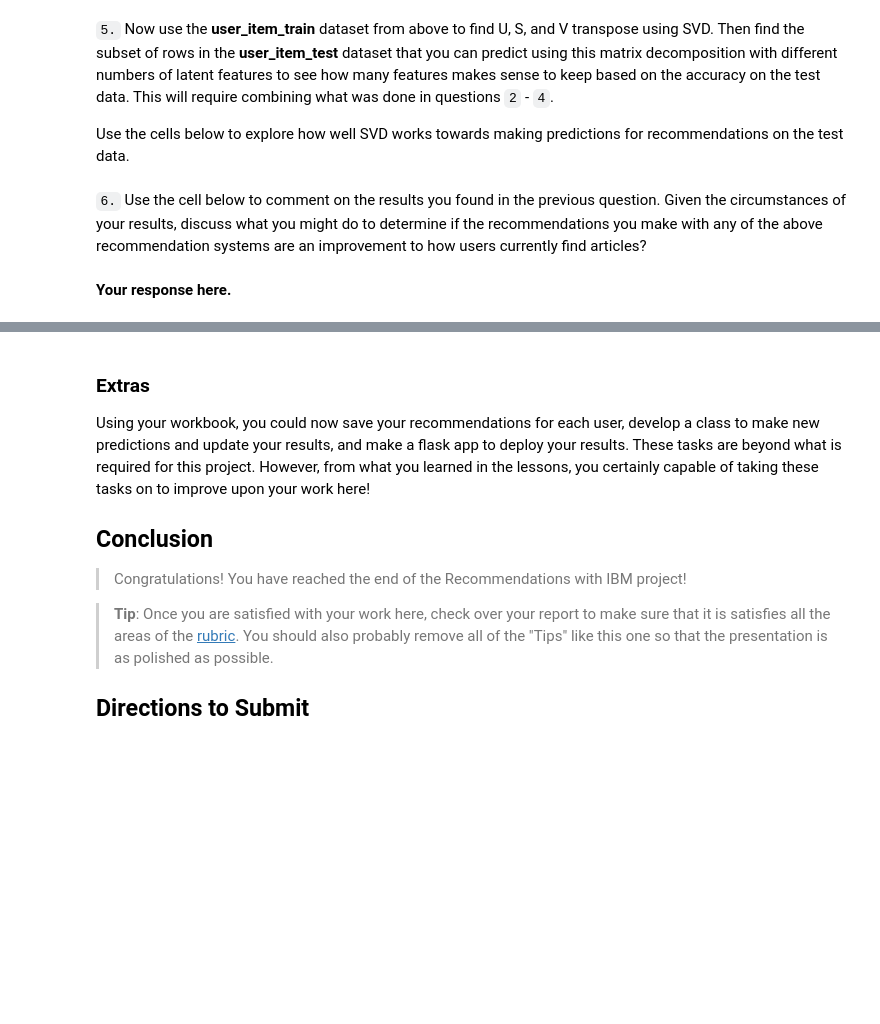
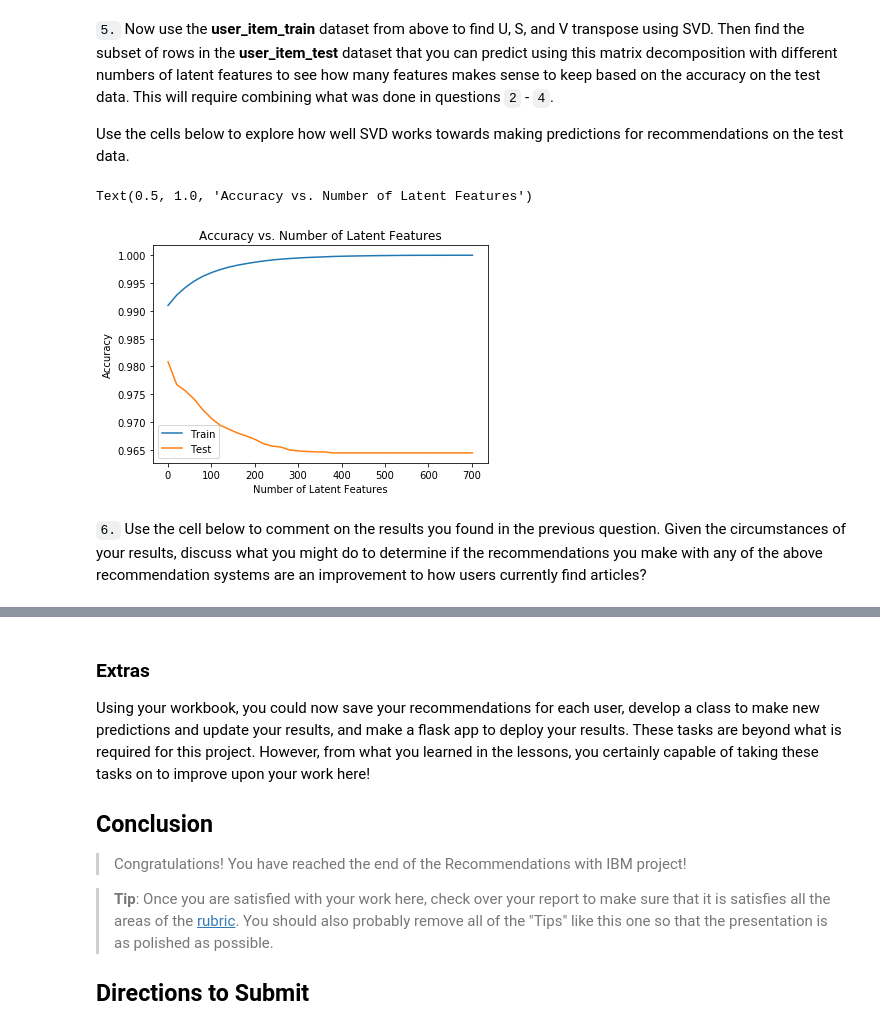
Before and after one commit to forSimulation/Udacity, a Jupyter notebook: DSNP/P5/Recommendations_with_IBM.ipynb, the cells around one changed output, grey strips where cells are left out. Cells and saved outputs as stored; diff of their text form; code cells hidden in the pictures; blank space fills up the shorter version.

```diff
--- a/DSNP/P5/Recommendations_with_IBM.ipynb
+++ b/DSNP/P5/Recommendations_with_IBM.ipynb
@@ -573,7 +865,52 @@ u_train, s_train, vt_train = # fit svd similar to above then use the cells below
 # %%
 # Use these cells to see how well you can use the training
 # decomposition to predict on test data
+# %%
+# The predictable data in test set.
+user_item_pre_test = user_item_test[user_item_test.index.isin(com_users)]
+u_pre_test = u_train[user_item_train.index.isin(test_idx), :]
+vt_pre_test = vt_train[:, user_item_train.columns.isin(test_arts)]
+# %%
+num_latent_feats = np.arange(1,700+10,20)
+sum_errs_train = []
+sum_errs_test = []
+sum_errs_train2 = []
+sum_errs_test2 = []
+
+for k in num_latent_feats:
+    # restructure with k latent features
+    s_new_train, u_new_train, vt_new_train = np.diag(s[:k]), u_train[:, :k], vt_train[:k, :]
+    s_new_test, u_new_test, vt_new_test = np.diag(s[:k]), u_pre_test[:, :k], vt_pre_test[:k, :]
+
+    # take dot product
+    user_item_est_train = np.around(np.dot(np.dot(u_new_train, s_new_train), vt_new_train))
+    user_item_est_test = np.around(np.dot(np.dot(u_new_test, s_new_test), vt_new_test))
+
+    # compute error for each prediction to actual value
+    diffs_train = np.subtract(user_item_train, user_item_est_train)
+    diffs_test = np.subtract(user_item_pre_test, user_item_est_test)
+
+    # total errors and keep track of them
+    err_train = np.sum(np.sum(np.abs(diffs_train)))
+    err_test = np.sum(np.sum(np.abs(diffs_test)))
+
+    sum_errs_train.append(err_train)
+    sum_errs_test.append(err_test)
+
+#change to accurace
+acc_train = np.array(sum_errs_train)/(user_item_train.shape[0]*user_item_train.shape[1])
+acc_test = np.array(sum_errs_test)/(user_item_est_test.shape[0]*user_item_est_test.shape[1])
+# %%
+
+plt.figure()
+l1 = plt.plot(num_latent_feats, 1 - acc_train, label="Train")
+l2 = plt.plot(num_latent_feats, 1 - acc_test, label="Test")
+plt.legend()
+plt.xlabel('Number of Latent Features')
+plt.ylabel('Accuracy')
+plt.title('Accuracy vs. Number of Latent Features')
+# %% [output]
+Text(0.5, 1.0, 'Accuracy vs. Number of Latent Features')
+[figure, added]
 # %% [markdown]
 `6.` Use the cell below to comment on the results you found in the previous question. Given the circumstances of your results, discuss what you might do to determine if the recommendations you make with any of the above recommendation systems are an improvement to how users currently find articles?
-# %% [markdown]
-**Your response here.**
```
Also changed, not shown: parts of 44 cells of this notebook, 1 other file.
